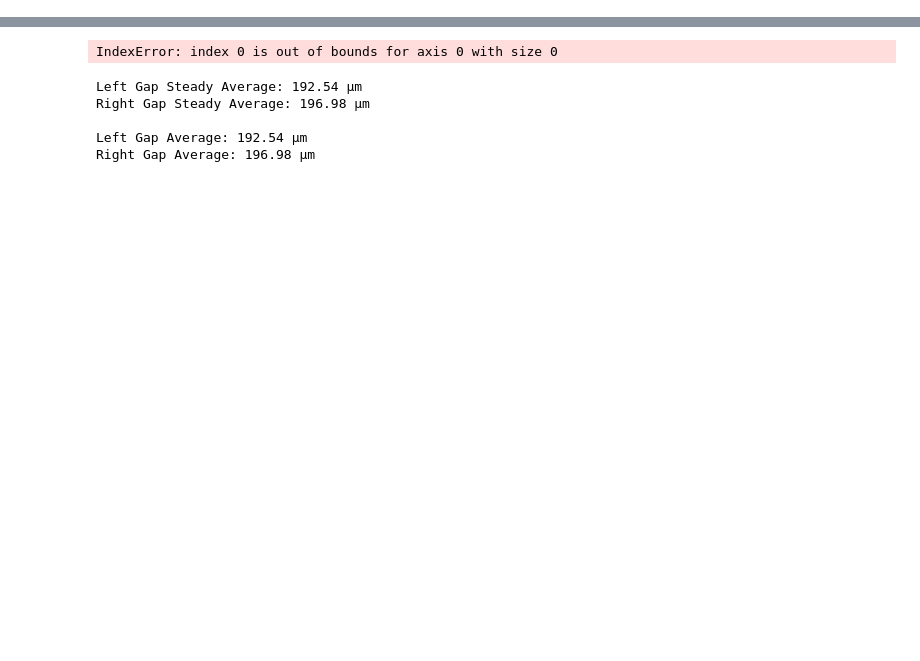
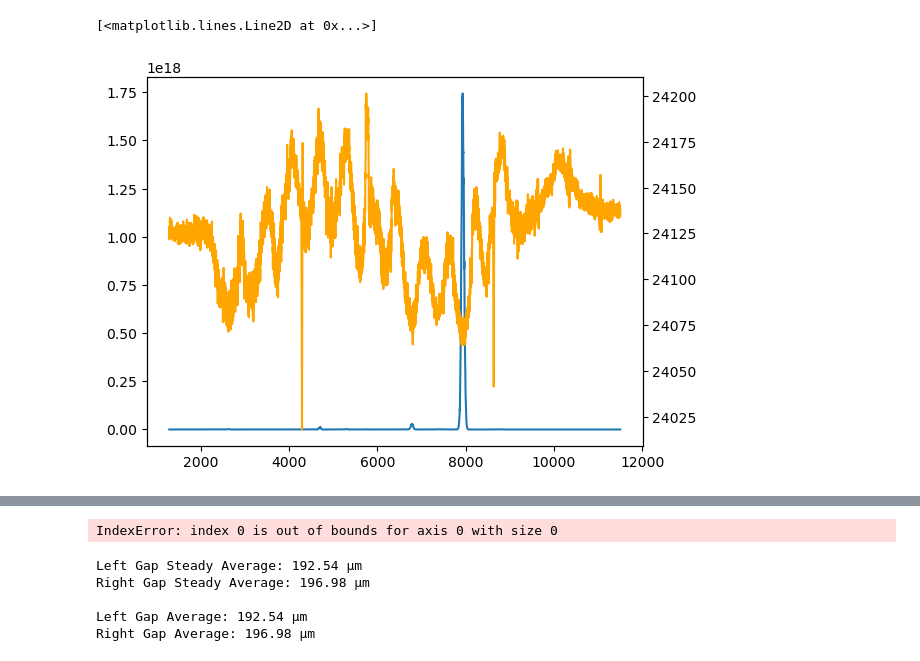
Before and after one commit to AetheRZX/cheng_lab, a Jupyter notebook: Code/lubricant_updated.ipynb, the cells around one changed output, grey strips where cells are left out. Saved outputs shown, nothing was run; the diff lists cells and outputs as text; code cells hidden in the pictures; blank space fills up the shorter version.

```diff
--- a/Code/lubricant_updated.ipynb
+++ b/Code/lubricant_updated.ipynb
@@ -100,0 +95,45 @@ plt.savefig(f'{data_file}.png')
+# %%
+x_data = pl.Series("Axial Distance [mm]", np.arange(0, df.shape[0]) * data_point_length) * 1000
+index_array = np.arange(0, len(x_data))
+load = df["Load [N]"].to_numpy()
+left_gap = df["Left Gap [μm]"].to_numpy()
+right_gap = df["Right Gap [μm]"].to_numpy()
+
+def moving_product_filter(data, window_size):
+    """
+    Apply the Moving Product Filter to enhance weak signals in a noisy dataset.
+
+    Parameters:
+        data (numpy array): The input signal.
+        window_size (int): The size of the moving window.
+
+    Returns:
+        numpy array: The filtered signal.
+    """
+    # Normalize data to have a mean of 0 and adjust values to be strictly positive
+    data = data - np.mean(data)
+    data = np.abs(data) / np.max(np.abs(data))  # Normalize with respect to absolute value
+    data = data + 1  # Adjust mean to 1
+
+    # Apply the moving product filter
+    filtered_signal = np.ones_like(data)
+    half_window = window_size // 2
+
+    for i in range(half_window, len(data) - half_window):
+        filtered_signal[i] = np.prod(data[i - half_window : i + half_window + 1])
+
+    return filtered_signal
+
+window_size = 100
+filtered_left = moving_product_filter(left_gap[start_index:end_index], window_size)
+filtered_right = moving_product_filter(right_gap[start_index:end_index], window_size)
+filtered_load = moving_product_filter(load - np.mean(load[:100]), window_size)
+
+fig, ax = plt.subplots()
+ax.plot(index_array[start_index:end_index], filtered_left)
+ax2 = ax.twinx()
+
+ax2.plot(index_array[start_index:end_index], left_gap[start_index:end_index], c='orange')
+# %% [output]
+[<matplotlib.lines.Line2D at 0x...>]
+[figure, added]
```
Also changed, not shown: parts of 13 cells of this notebook, 20 other files.
